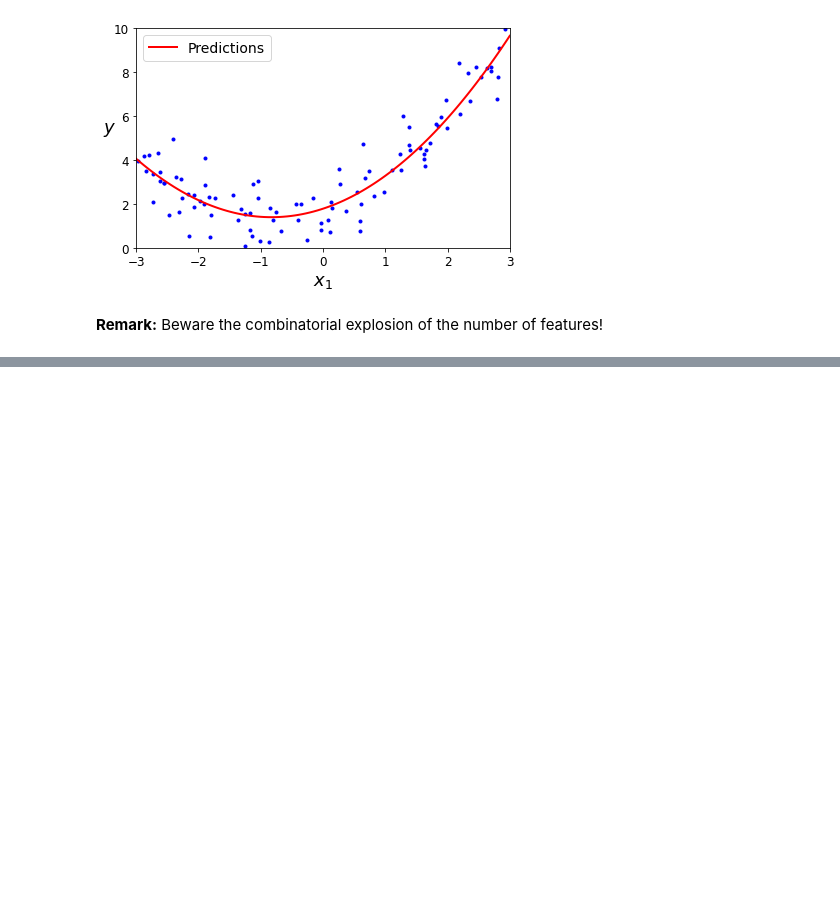
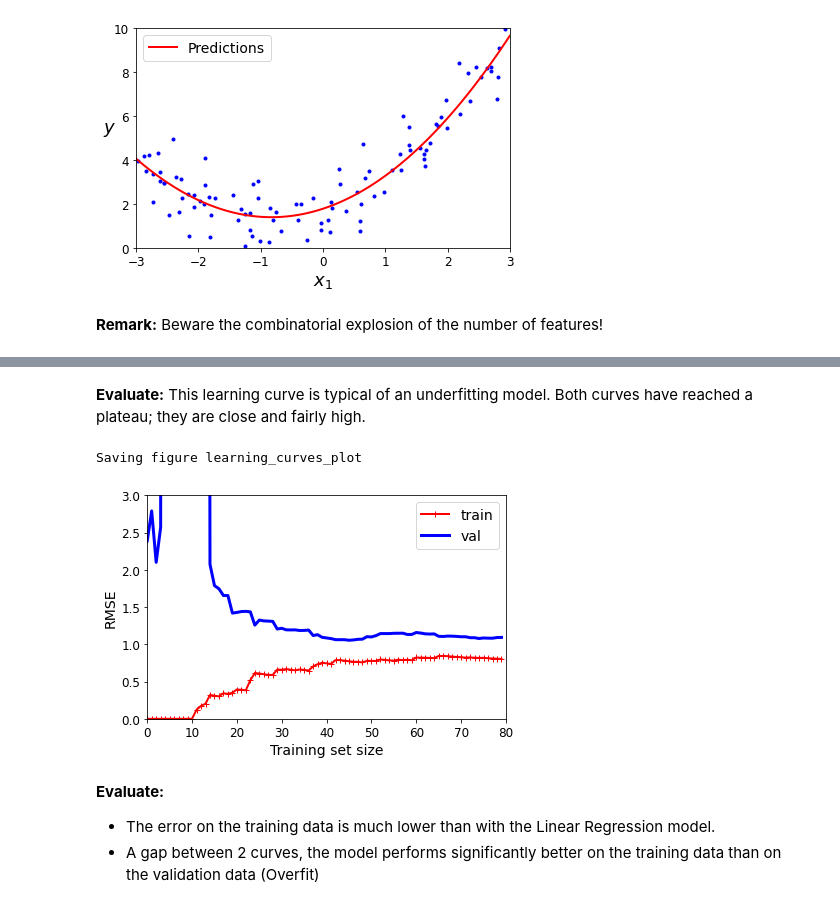
Before and after one commit to minhngt62/handson-ml, a Jupyter notebook: Chapter 4 - Models.ipynb, the cells around one changed output, grey strips where cells are left out. Drawn from its saved outputs; the diff is of its cells as text; code cells hidden in the pictures; blank space fills up the shorter version.

```diff
--- a/Chapter 4 - Models.ipynb
+++ b/Chapter 4 - Models.ipynb
@@ -383,0 +446,20 @@ Saving figure quadratic_predictions_plot
+# %% [markdown]
+**Evaluate:** This learning curve is typical of an underfitting model. Both curves have reached a plateau; they are close and fairly high.
+# %%
+# Plot learning curve of a 10th-degree polynomial model
+polynomial_regression = Pipeline([
+        ("poly_features", PolynomialFeatures(degree=10, include_bias=False)),
+        ("lin_reg", LinearRegression()),
+    ])
+
+plot_learning_curves(polynomial_regression, X, y)
+plt.axis([0, 80, 0, 3])           # not shown
+save_fig("learning_curves_plot")  # not shown
+plt.show()
+# %% [output]
+Saving figure learning_curves_plot
+[figure, added]
+# %% [markdown]
+**Evaluate:**
+- The error on the training data is much lower than with the Linear Regression model.
+- A gap between 2 curves, the model performs significantly better on the training data than on the validation data (Overfit)
```
Also changed, not shown: parts of 6 cells of this notebook, 3 other files.
